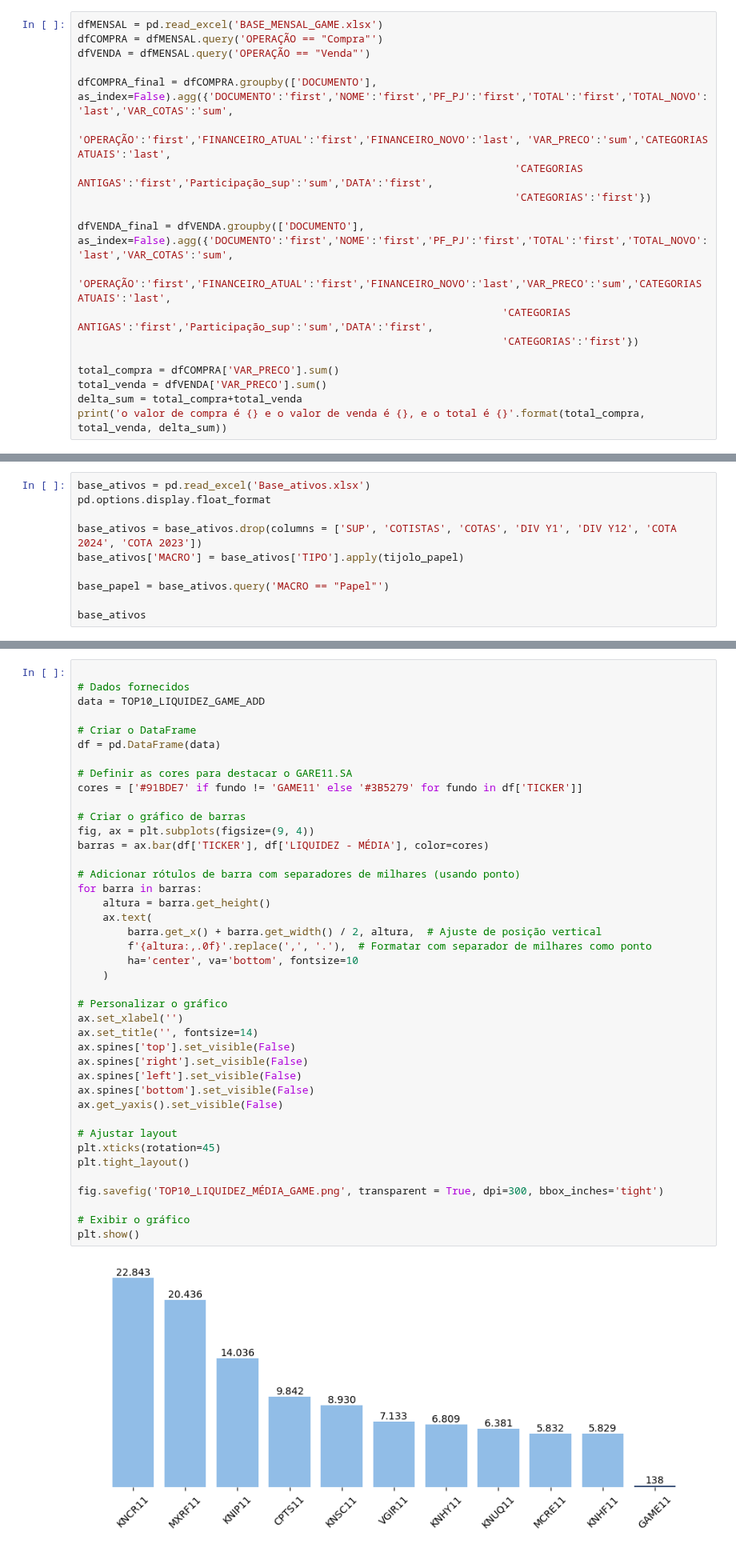
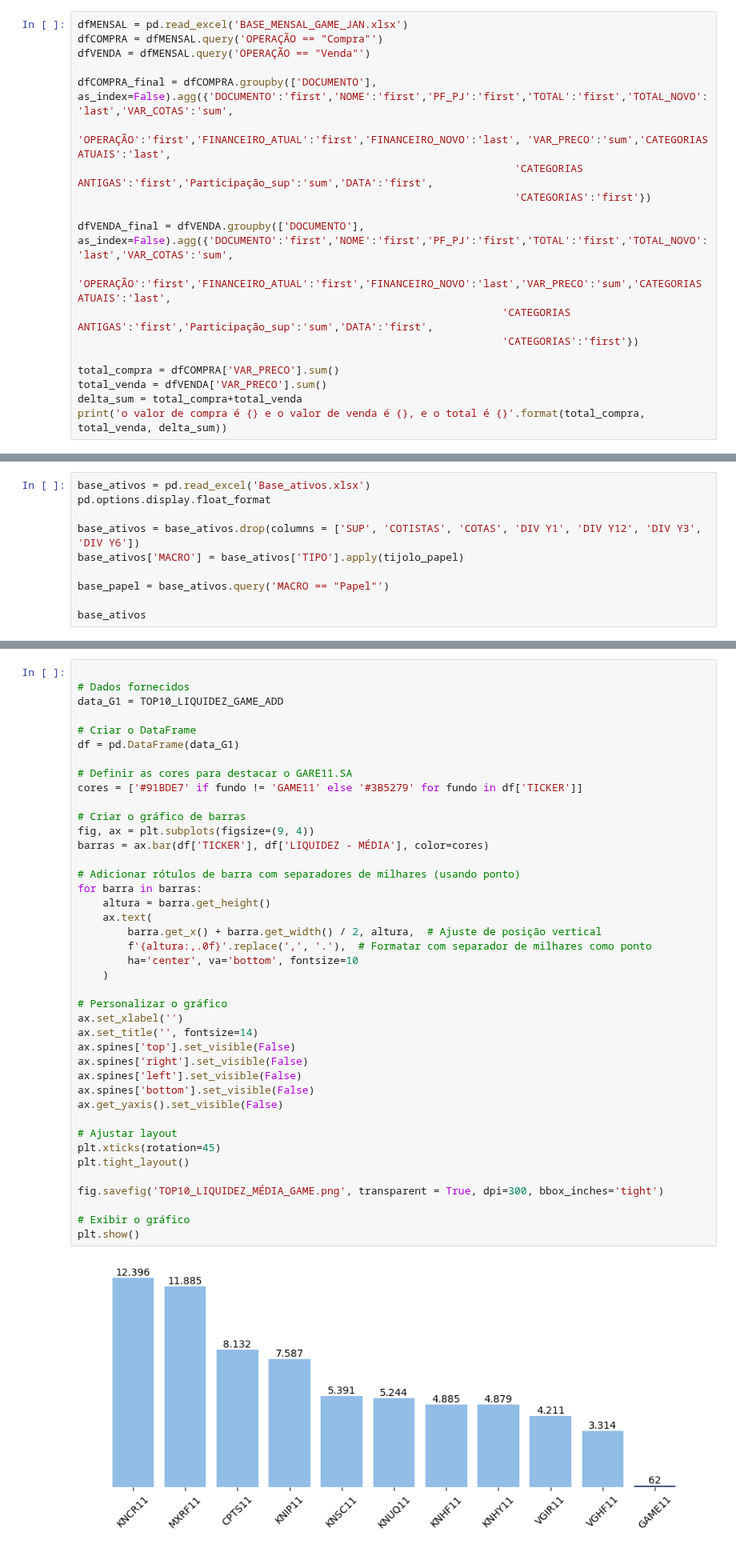
Before and after one commit to LucasFranco-guardian/Relat-rios-Passivo, a Jupyter notebook: MonthxWeek_GAME.ipynb, the cells around one changed output, grey strips where cells are left out. Shown at 80% size. Drawn from its saved outputs; the diff is of its cells as text.

```diff
--- a/MonthxWeek_GAME.ipynb
+++ b/MonthxWeek_GAME.ipynb
@@ -12,7 +12,7 @@ import openpyxl
 import setuptools
 import pandas_datareader as pdr
 # %%
-dfMENSAL = pd.read_excel('BASE_MENSAL_GAME.xlsx')
+dfMENSAL = pd.read_excel('BASE_MENSAL_GAME_JAN.xlsx')
 dfCOMPRA = dfMENSAL.query('OPERAÇÃO == "Compra"')
 dfVENDA = dfMENSAL.query('OPERAÇÃO == "Venda"')
 
@@ -421,7 +388,7 @@ df_papelxgame11
 base_ativos = pd.read_excel('Base_ativos.xlsx')
 pd.options.display.float_format
 
-base_ativos = base_ativos.drop(columns = ['SUP', 'COTISTAS', 'COTAS', 'DIV Y1', 'DIV Y12', 'COTA 2024', 'COTA 2023'])
+base_ativos = base_ativos.drop(columns = ['SUP', 'COTISTAS', 'COTAS', 'DIV Y1', 'DIV Y12', 'DIV Y3', 'DIV Y6'])
 base_ativos['MACRO'] = base_ativos['TIPO'].apply(tijolo_papel)
 
 base_papel = base_ativos.query('MACRO == "Papel"')
@@ -553,10 +520,10 @@ See the caveats in the documentation: https://pandas.pydata.org/pandas-docs/stab
 # %%
 
 # Dados fornecidos
-data = TOP10_LIQUIDEZ_GAME_ADD
+data_G1 = TOP10_LIQUIDEZ_GAME_ADD
 
 # Criar o DataFrame
-df = pd.DataFrame(data)
+df = pd.DataFrame(data_G1)
 
 # Definir as cores para destacar o GARE11.SA
 cores = ['#91BDE7' if fundo != 'GAME11' else '#3B5279' for fundo in df['TICKER']]
@@ -565,34 +532,34 @@ cores = ['#91BDE7' if fundo != 'GAME11' else '#3B5279' for fundo in df['TICKER']
 fig, ax = plt.subplots(figsize=(9, 4))
 barras = ax.bar(df['TICKER'], df['LIQUIDEZ - MÉDIA'], color=cores)
 
 # Adicionar rótulos de barra com separadores de milhares (usando ponto)
 for barra in barras:
     altura = barra.get_height()
     ax.text(
         barra.get_x() + barra.get_width() / 2, altura,  # Ajuste de posição vertical
         f'{altura:,.0f}'.replace(',', '.'),  # Formatar com separador de milhares como ponto
         ha='center', va='bottom', fontsize=10
     )
 
 # Personalizar o gráfico
 ax.set_xlabel('')
 ax.set_title('', fontsize=14)
 ax.spines['top'].set_visible(False)
 ax.spines['right'].set_visible(False)
 ax.spines['left'].set_visible(False)
 ax.spines['bottom'].set_visible(False)
 ax.get_yaxis().set_visible(False)
 
 # Ajustar layout
 plt.xticks(rotation=45)
 plt.tight_layout()
 
 fig.savefig('TOP10_LIQUIDEZ_MÉDIA_GAME.png', transparent = True, dpi=300, bbox_inches='tight')
 
 # Exibir o gráfico
 plt.show()
 # %% [output]
-[figure, old version]
+[figure, new version]
 # %%
 
 # Criar o DataFrame
```
Also changed, not shown: parts of 15 cells of this notebook, 6 other files.
